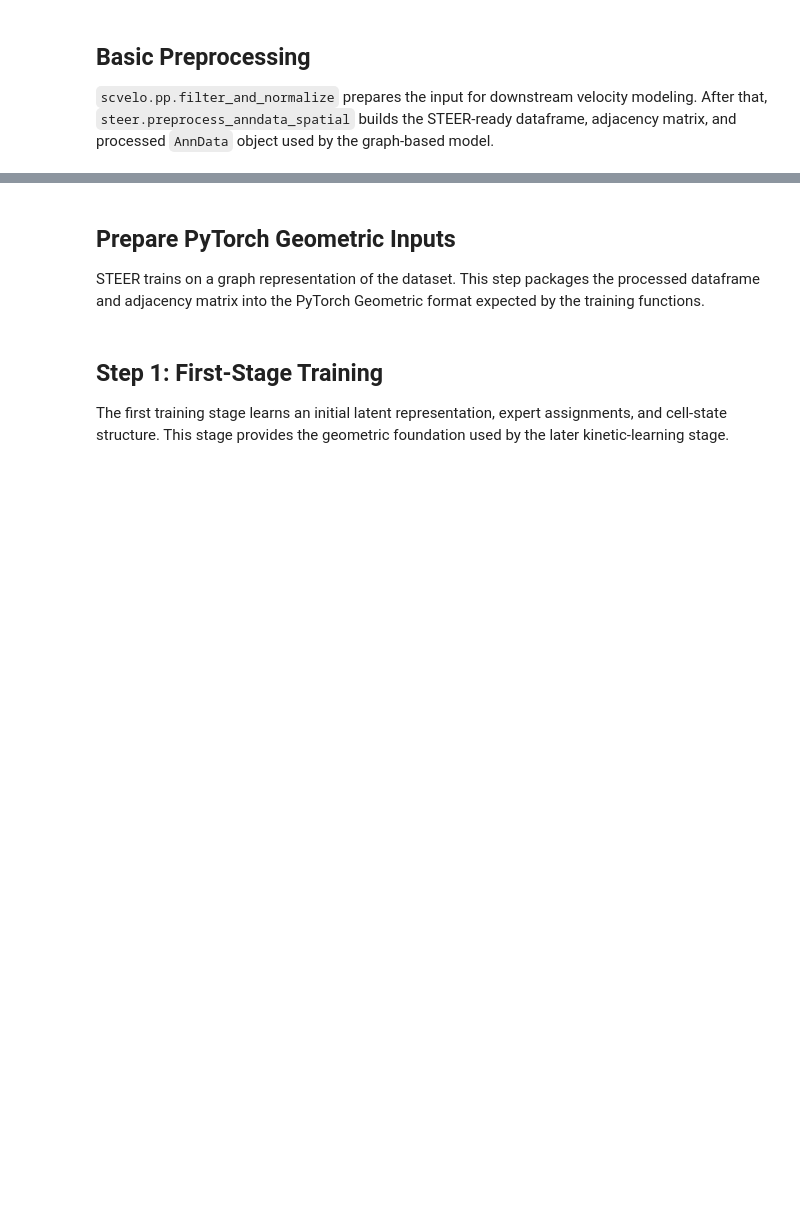
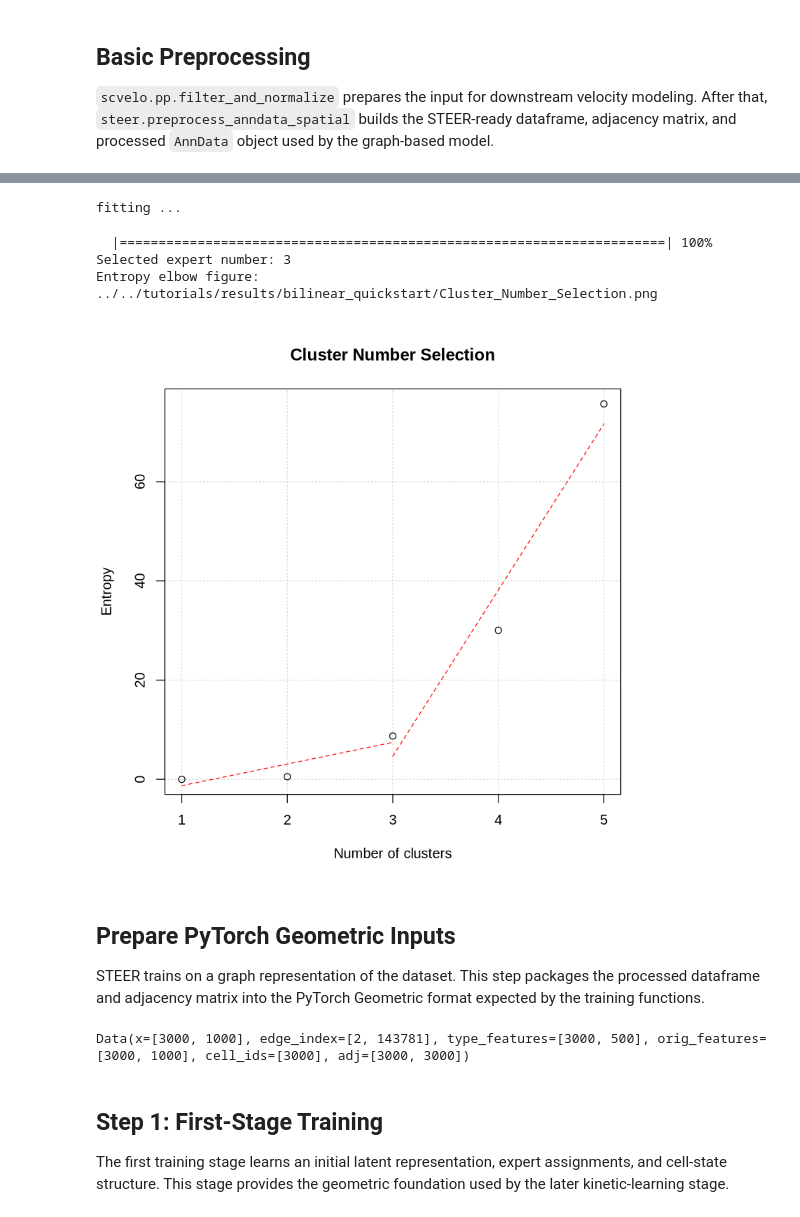
Before and after one commit to lzygenomics/STEER, a Jupyter notebook: docs/notebooks/quickstart.ipynb, the cells around one changed output, grey strips where cells are left out. Drawn from its saved outputs; the diff is of its cells as text; code cells hidden in the pictures; blank space fills up the shorter version.

Commit message:
Release v2.2.2: unify quickstart workflow, restore training controls, and improve checkpoint handling

```diff
--- a/docs/notebooks/quickstart.ipynb
+++ b/docs/notebooks/quickstart.ipynb
@@ -64,12 +63,12 @@ The defaults below are suitable for running the bundled example and provide a re
 class Config:
     # Data
     data_name = "bilinear"
-    input_dir = "tutorials/demo_data"
-    result_dir = "tutorials/results"
+    input_dir = "../../tutorials/demo_data"
+    result_dir = "../../tutorials/results"
     seed = 2026
 
     # Model and graph settings
-    expert = 3
+    expert = 3  # Temporary default; update after preprocessing with steer.estimate_expert_number
     smooth_neigh = 30
     spatial_neighbors = 8
     npc = 30
@@ -209,3 +209,25 @@ print("\nAdjacency matrix shape:", adjacency_matrix.shape)
+# %%
+from IPython.display import Image, display
+
+expert_result = steer.estimate_expert_number(
+    adata,
+    candidate_range=range(2, 6),
+    used_obsm="X_pca_combined",
+    save_path=RESULT_PATH,
+)
+
+cfg.expert = expert_result["recommended_expert"]
+print(f"Selected expert number: {cfg.expert}")
+
+if expert_result["figure_path"] is not None:
+    print(f"Entropy elbow figure: {expert_result['figure_path']}")
+    display(Image(filename=expert_result["figure_path"]))
+# %% [output]
+fitting ...
+  |======================================================================| 100%
+Selected expert number: 3
+Entropy elbow figure: ../../tutorials/results/bilinear_quickstart/Cluster_Number_Selection.png
+[figure, added]
 # %% [markdown]
 ## Prepare PyTorch Geometric Inputs
 
@@ -216,6 +238,8 @@ dataset = steer.preload_datasets_all_genes_anndata(df=df, MODEL_MODE="pretrain",
 pyg_data = steer.create_pyg_data(dataset, adjacency_matrix, normalize=True)
 
 print(pyg_data)
+# %% [output]
+Data(x=[3000, 1000], edge_index=[2, 143781], type_features=[3000, 500], orig_features=[3000, 1000], cell_ids=[3000], adj=[3000, 3000])
 # %% [markdown]
 ## Step 1: First-Stage Training
 
```
Also changed, not shown: parts of 28 cells of this notebook, 14 other files.
